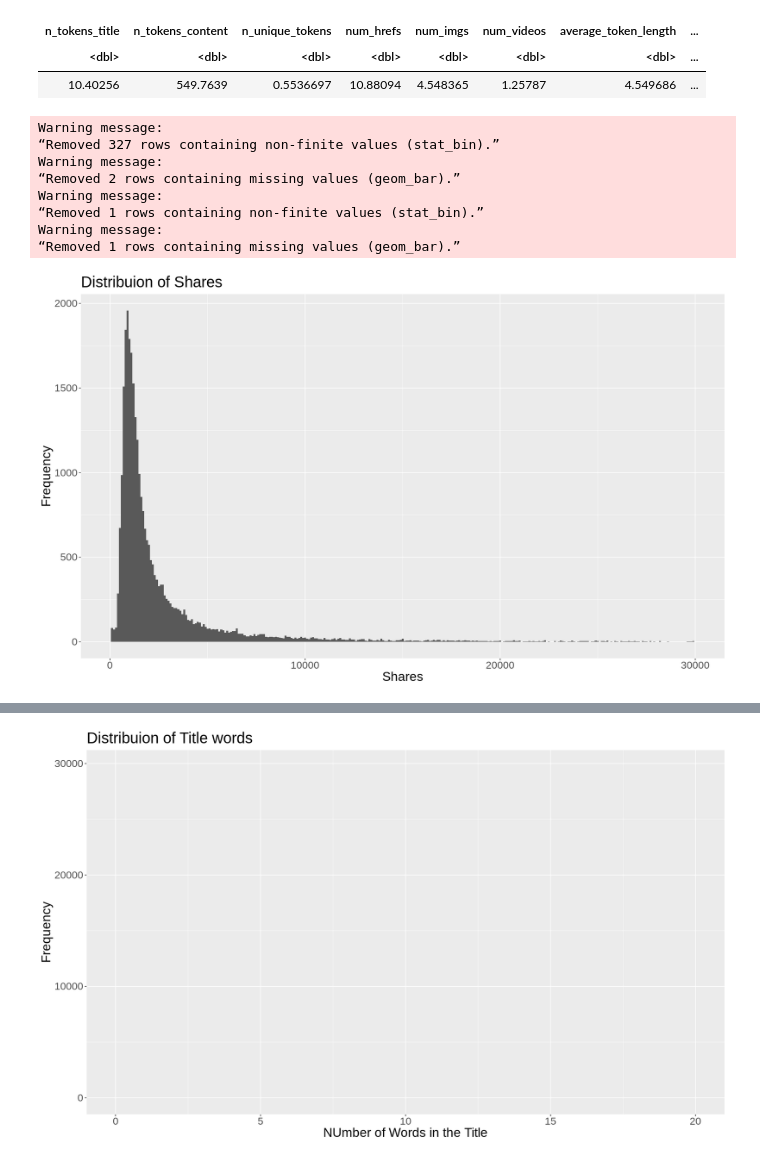
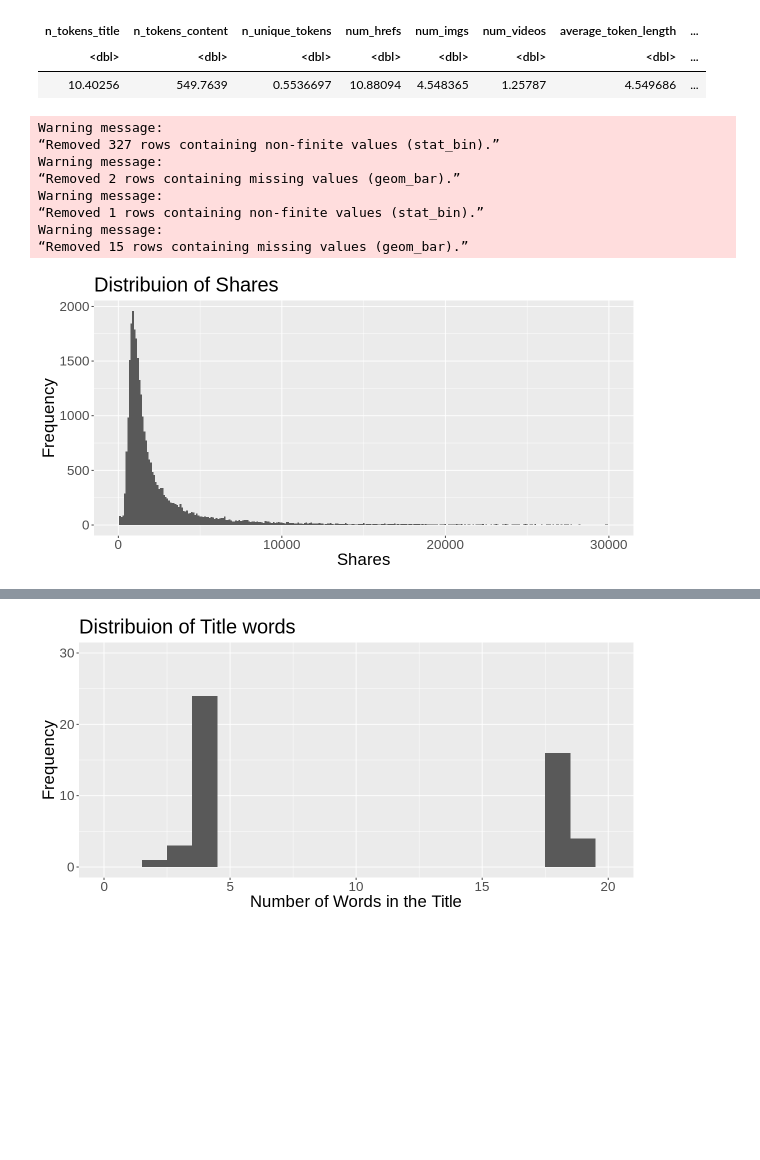
Before and after one commit to EPICxFLIPPER/DCSI-100-Group-9-Project, a Jupyter notebook: project_proposal/proposal.ipynb, the cells around one changed output, grey strips where cells are left out. Cells and saved outputs as stored; diff of their text form; code cells hidden in the pictures; blank space fills up the shorter version.

Commit message:
Re did the plots
Created new initial visualization plots

```diff
--- a/project_proposal/proposal.ipynb
+++ b/project_proposal/proposal.ipynb
@@ -98,44 +98,34 @@ A tibble: 1 × 8
 | <dbl> | <dbl> | <dbl> | <dbl> | <dbl> | <dbl> | <dbl> | ... |
 | 10.40256 | 549.7639 | 0.5536697 | 10.88094 | 4.548365 | 1.25787 | 4.549686 | ... |
 # %%
-#I will be viewing the distribuition of shares separated by the 2 categorical variables, published day article type
+#Below are the distributions of the 3 most varable categoreis in our data set. Though some of the categories are less variable, we belive
+#they will still be good predictors of shares.
 
-options(repr.plot.width = 15, repr.plot.height =9)
+options(repr.plot.width = 10, repr.plot.height =5)
 
 shares_plot <- popularity_train |>
 ggplot(aes(x = shares)) + geom_histogram(binwidth = 100)+xlim(0,30000) +labs(x = "Shares" , y = "Frequency") +
 ggtitle("Distribuion of Shares") + theme(text = element_text(size = 20))
 
 title_words_plot <- popularity_train |>
-ggplot(aes(x = n_tokens_title)) + geom_histogram(binwidth = 100)+xlim(0,20) +labs(x = "NUmber of Words in the Title" , y = "Frequency") +
+ggplot(aes(x = n_tokens_title)) + geom_histogram(binwidth = 1)+xlim(0,20) + ylim(0,30)+labs(x = "Number of Words in the Title" , y = "Frequency") +
 ggtitle("Distribuion of Title words") + theme(text = element_text(size = 20))
 
 content_words_plot <- popularity_train |>
-ggplot(aes(x = n_tokens_content)) + geom_histogram(binwidth = 100)+xlim(0,30000) +labs(x = "Number of words in article" , y = "Frequency") +
+ggplot(aes(x = n_tokens_content)) + geom_histogram(binwidth = 30) +labs(x = "Number of words in article" , y = "Frequency") +
 ggtitle("Distribuion of Word Count from article") + theme(text = element_text(size = 20))
-
-unique_words_plot <- popularity_train |>
-ggplot(aes(x = n_unique_tokens)) + geom_histogram(binwidth = 100)+xlim(0,30000) +labs(x = "Unique words" , y = "Frequency") +
-ggtitle("Distribuion of Unique Words") + theme(text = element_text(size = 20))
-
-links_plot <- popularity_train |>
-ggplot(aes(x = num_hrefs)) + geom_histogram(binwidth = 100)+xlim(0,30000) +labs(x = "Links" , y = "Frequency") +
-ggtitle("Distribuion of Links") + theme(text = element_text(size = 20))
-
 
 
 shares_plot
 title_words_plot
 content_words_plot
-unique_words_plot
-links_plot
 # %% [output]
 Warning message:
 “Removed 327 rows containing non-finite values (stat_bin).”
 Warning message:
 “Removed 2 rows containing missing values (geom_bar).”
 Warning message:
 “Removed 1 rows containing non-finite values (stat_bin).”
 Warning message:
-“Removed 1 rows containing missing values (geom_bar).”
+“Removed 15 rows containing missing values (geom_bar).”
-[figure, old version]
+[figure, new version]
@@ -144 +132 @@ Warning message:
-[figure, old version]
+[figure, new version]
```
Also changed, not shown: parts of 2 cells of this notebook.
